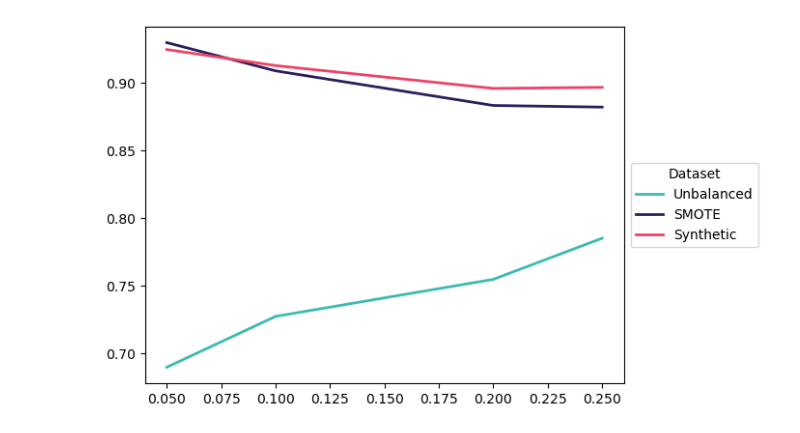
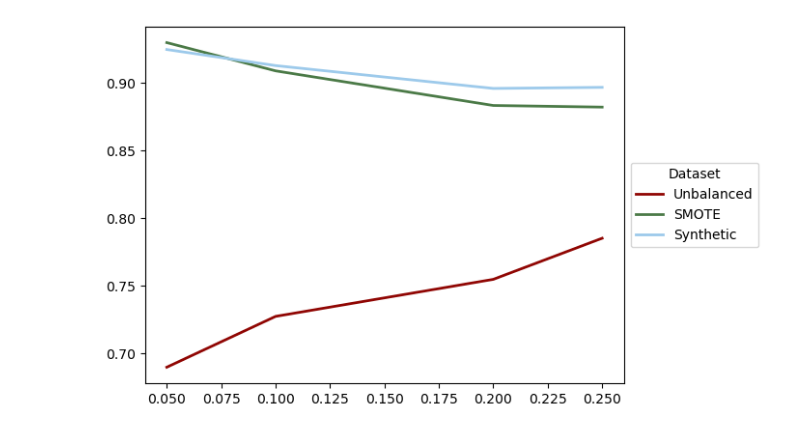
Before and after one commit to sprice134/MQP-2023, a Jupyter notebook: Code/Wole-Paper1/finalVersions/augmentationImbalnceTrends.ipynb, the cells around one changed output. Drawn from its saved outputs; the diff is of its cells as text; code cells hidden in the pictures.

```diff
--- a/Code/Wole-Paper1/finalVersions/augmentationImbalnceTrends.ipynb
+++ b/Code/Wole-Paper1/finalVersions/augmentationImbalnceTrends.ipynb
@@ -148,35 +148,34 @@ plt.show()
 # %%
 '''
 Surgical
 RAW DATA
 [0.710496850770549, 0.7666791408315122, 0.8673518205679743, 0.755258939169909, 0.8259761310769884] -> 0.7852
 [0.669541516046207, 0.7325853126283131, 0.8576917932912371, 0.7164747967928197, 0.7978973097104706] -> 0.7548
 [0.6151208899400098, 0.6845574485624548, 0.8353249665608287, 0.7259209965776457, 0.7760955650763771] -> 0.7274
 [0.6040905158229999, 0.604591750776977, 0.8005667975435417, 0.6890939741878117, 0.7506253673166446] -> 0.6898
 SMOTE DATA
 [0.8539621379190254, 0.8700226424398277, 0.8971396608154396, 0.899497322440484, 0.8905721573352763] -> 0.8822
 [0.8560955879170606, 0.8709181481435959, 0.8952969379544017, 0.9066532098909363, 0.8877974749939748] -> 0.8834
 [0.8856417304877257, 0.8862483196215818, 0.9112623316537558, 0.9485397190989424, 0.9131022732488983] -> 0.909
 [0.9221241096231113, 0.9022410651987578, 0.9244186060716604, 0.9615556058923598, 0.9393676858034492] -> 0.9299
 Synthetic DATA
 [0.8572625397778418, 0.8798993904861325, 0.9093949663454575, 0.9280918525329384, 0.9091039674690599] -> 0.8968
 [0.8515695167344427, 0.8794626885070078, 0.9092649014714264, 0.934317282705253, 0.9054436175682504] -> 0.896
 [0.8827638258717521, 0.8876189662282089, 0.9193364013144787, 0.955649482790126, 0.9193000390778121] -> 0.9129
 [0.919663248317421, 0.8927488825622356, 0.9302393768228445, 0.9446943954704355, 0.9366006466098827] -> 0.9248
 '''
 raw_surgical = [.7852, 0.7548, 0.7274, 0.6898]
 smote_surgical = [.8822, 0.8834, 0.909, 0.9299]
 syn_surgical = [.8968, .896, .9129, .9248]
 
 surgical_x_vals = [0.25, 0.2, 0.1, 0.05]
 
 
-plt.plot(surgical_x_vals, raw_surgical, label='Unbalanced', color='#3CBBB1', linewidth=2)
-plt.plot(surgical_x_vals, smote_surgical, label='SMOTE', color='#2A1E5C', linewidth=2)
-plt.plot(surgical_x_vals, syn_surgical, label='Synthetic', color='#EE4266', linewidth=2)
+plt.plot(surgical_x_vals, raw_surgical, label='Unbalanced', color='#900603', linewidth=2)
+plt.plot(surgical_x_vals, smote_surgical, label='SMOTE', color='#4B7A47', linewidth=2)
+plt.plot(surgical_x_vals, syn_surgical, label='Synthetic', color='#9DCAEB', linewidth=2)
 plt.legend(title='Dataset',loc='center left', bbox_to_anchor=(1, 0.5))
 
-
 plt.show()
 # %% [output]
-[figure, old version]
+[figure, new version]
```
Also changed, not shown: parts of 4 cells of this notebook, 7 other files.
